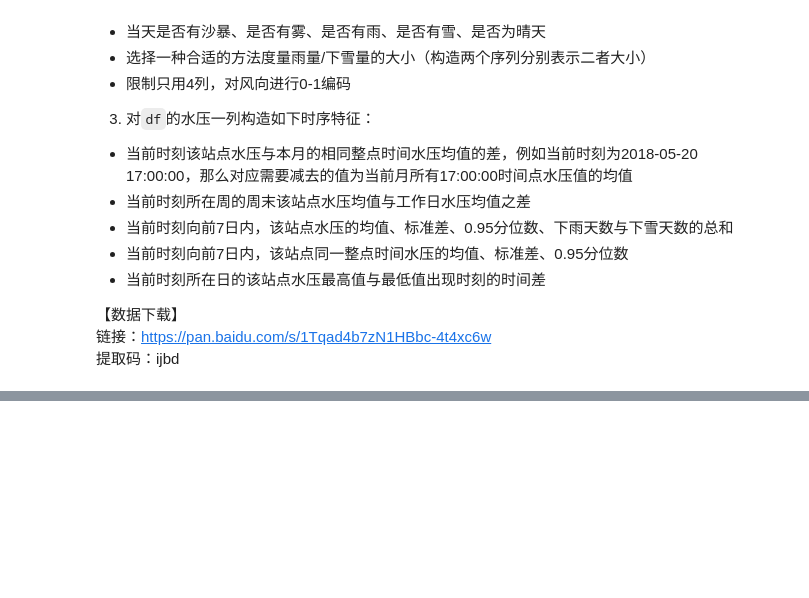
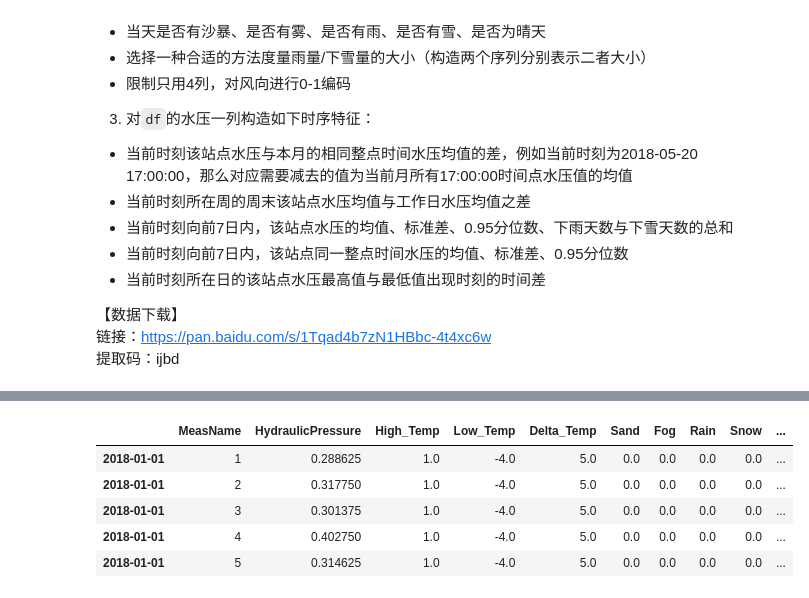
Before and after one commit to Relph1119/my-team-learning, a Jupyter notebook: notebook/pandas20/my_homework/task11_exercise.ipynb, the cells around one changed output, grey strips where cells are left out. Saved outputs shown, nothing was run; the diff lists cells and outputs as text; code cells hidden in the pictures; blank space fills up the shorter version.

```diff
--- a/notebook/pandas20/my_homework/task11_exercise.ipynb
+++ b/notebook/pandas20/my_homework/task11_exercise.ipynb
@@ -145,0 +259,11 @@ df3 = pd.read_csv('qx1819.csv')
+# %%
+df_q23 = df3.copy()
+
+my_dict = dict(zip(['大雨', '中雨', '小雨'], [3, 2, 1]))
+df_q23['Rain_Range'] = 0
+
+for i in my_dict.keys():
+    df_q23.loc[df_q23['天气'].str.contains(i), 'Rain_Range'] = my_dict[i]
+
+res1 = df_q23[['日期', 'Rain_Range']]
+res1.head()
@@ -145,0 +277,9 @@ df3 = pd.read_csv('qx1819.csv')
+# %%
+my_dict = dict(zip(['大雪', '中雪', '小雪'], [3, 2, 1]))
+df_q23['Sown_Range'] = 0
+
+for i in my_dict.keys():
+    df_q23.loc[df_q23['天气'].str.contains(i), 'Sown_Range'] = my_dict[i]
+
+res2 = df_q23[['日期', 'Sown_Range']]
+res2.head()
@@ -145,0 +293,3 @@ df3 = pd.read_csv('qx1819.csv')
+# %%
+res_q23 = pd.concat([res1, res2['Sown_Range']], 1)
+res_q23.head()
@@ -145,0 +303,10 @@ df3 = pd.read_csv('qx1819.csv')
+# %%
+res = concat_df(res, res_q23)
+res.head()
+# %% [output]
+|  | MeasName | HydraulicPressure | High_Temp | Low_Temp | Delta_Temp | Sand | Fog | Rain | Snow | ... |
+| 2018-01-01 | 1 | 0.288625 | 1.0 | -4.0 | 5.0 | 0.0 | 0.0 | 0.0 | 0.0 | ... |
+| 2018-01-01 | 2 | 0.317750 | 1.0 | -4.0 | 5.0 | 0.0 | 0.0 | 0.0 | 0.0 | ... |
+| 2018-01-01 | 3 | 0.301375 | 1.0 | -4.0 | 5.0 | 0.0 | 0.0 | 0.0 | 0.0 | ... |
+| 2018-01-01 | 4 | 0.402750 | 1.0 | -4.0 | 5.0 | 0.0 | 0.0 | 0.0 | 0.0 | ... |
+| 2018-01-01 | 5 | 0.314625 | 1.0 | -4.0 | 5.0 | 0.0 | 0.0 | 0.0 | 0.0 | ... |
```
Also changed, not shown: parts of 24 cells of this notebook, 1 other file.
